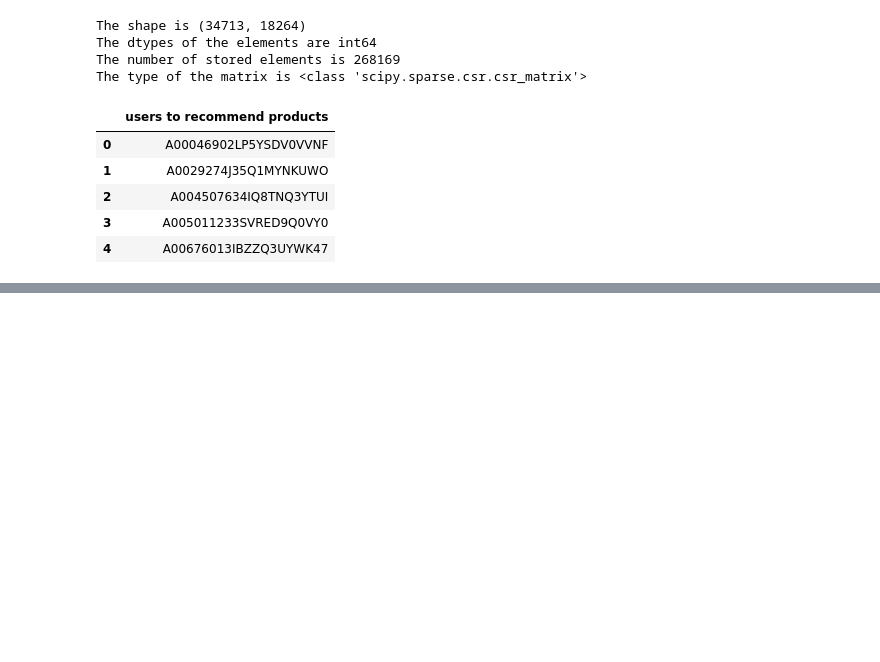
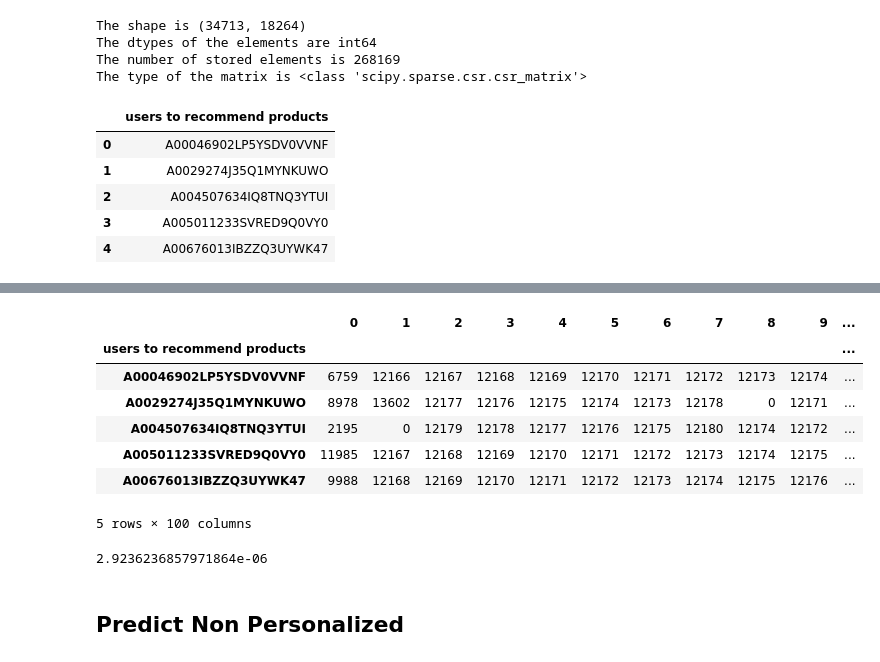
Before and after one commit to andreisantos/ldssa-hck5, a Jupyter notebook: hack_ines.ipynb, the cells around one changed output, grey strips where cells are left out. Drawn from its saved outputs; the diff is of its cells as text; code cells hidden in the pictures; blank space fills up the shorter version.

```diff
--- a/hack_ines.ipynb
+++ b/hack_ines.ipynb
@@ -224,0 +268,24 @@ len(indices_ratings_tests_users_in_data)
+# %%
+# Percentage of listening history used for validation.
+test_size = 0.2
+
+def make_train_val_split(data: pd.DataFrame, test_size : float = 0.2, shape: tuple = None):
+    """Split the data into train and validation and returns the ratings matrixes accordingly.
+
+    Args:
+        data (pd.DataFrame): Listening history for the users.
+        test_size (float): Percentage of listening history used for validation.
+        shape (tuple): The overall (n_users, n_items) shape desired for the matrix.
+                       If None, define the shape with the (n_users, n_items) from 'data' argument.
+
+    Returns:
+        ratings_train (csr_matrix): Ratings matrix for train.
+        ratings_val (csr_matrix): Ratings matrix for validation.
+
+    """
+    train_data, val_data = train_test_split(data, test_size=test_size, random_state=8)
+    R_train = make_ratings(train_data, shape=shape)
+    R_val = make_ratings(val_data, shape=shape)
+    return R_train, R_val
+
+ratings_train, ratings_val = make_train_val_split(data, test_size=test_size, shape=R.shape)
@@ -224,0 +412,29 @@ len(indices_ratings_tests_users_in_data)
+# %%
+def get_y_true(R_val_, users_to_pred, n=100):
+    """Get the ground truth (best recommendations) of the users in the validation set.
+
+    Args:
+        R_val_ (csr_matrix): Validation set ratings matrix.
+        n (int): Number of top-n items.
+
+    Returns:
+        y_true_df (pd.DataFrame): DataFrame which returns the y_true items.
+
+    """
+    top_from_R_val = pd.DataFrame(np.negative(R_val_).toarray().argsort()[:, :n])
+    y_true_df = pd.concat([users_to_pred, top_from_R_val], axis=1)
+    y_true_df = y_true_df.set_index("users to recommend products")
+    return y_true_df
+
+
+y_true_df = get_y_true(ratings_val, unique_users_training_data, n=100)
+y_true_df.head()
+# %% [output]
+|  | 0 | 1 | 2 | 3 | 4 | 5 | 6 | 7 | 8 | 9 | ... |
+| users to recommend products |  |  |  |  |  |  |  |  |  |  | ... |
+| A00046902LP5YSDV0VVNF | 6759 | 12166 | 12167 | 12168 | 12169 | 12170 | 12171 | 12172 | 12173 | 12174 | ... |
+| A0029274J35Q1MYNKUWO | 8978 | 13602 | 12177 | 12176 | 12175 | 12174 | 12173 | 12178 | 0 | 12171 | ... |
+| A004507634IQ8TNQ3YTUI | 2195 | 0 | 12179 | 12178 | 12177 | 12176 | 12175 | 12180 | 12174 | 12172 | ... |
+| A005011233SVRED9Q0VY0 | 11985 | 12167 | 12168 | 12169 | 12170 | 12171 | 12172 | 12173 | 12174 | 12175 | ... |
+| A00676013IBZZQ3UYWK47 | 9988 | 12168 | 12169 | 12170 | 12171 | 12172 | 12173 | 12174 | 12175 | 12176 | ... |
+5 rows × 100 columns
@@ -224,0 +443,6 @@ len(indices_ratings_tests_users_in_data)
+# %%
+evaluate(y_true_dict, non_pers_dict)
+# %% [output]
+2.9236236857971864e-06
+# %% [markdown]
+## Predict Non Personalized
```
Also changed, not shown: parts of 14 cells of this notebook.
